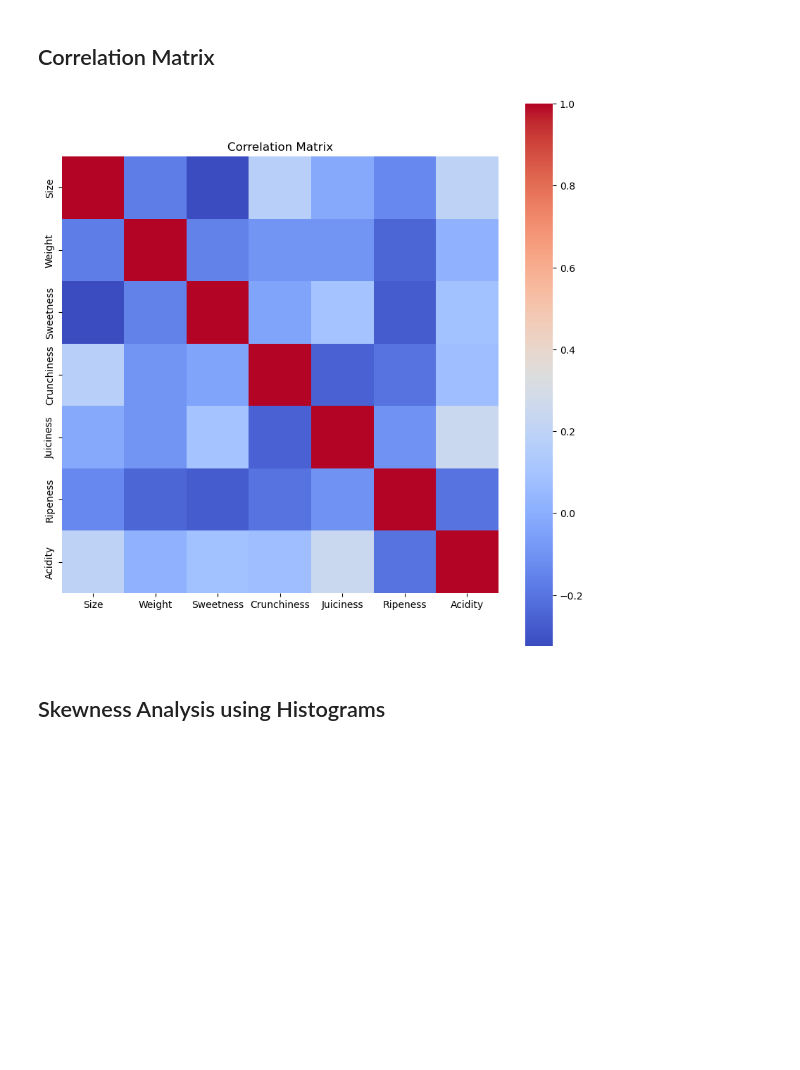
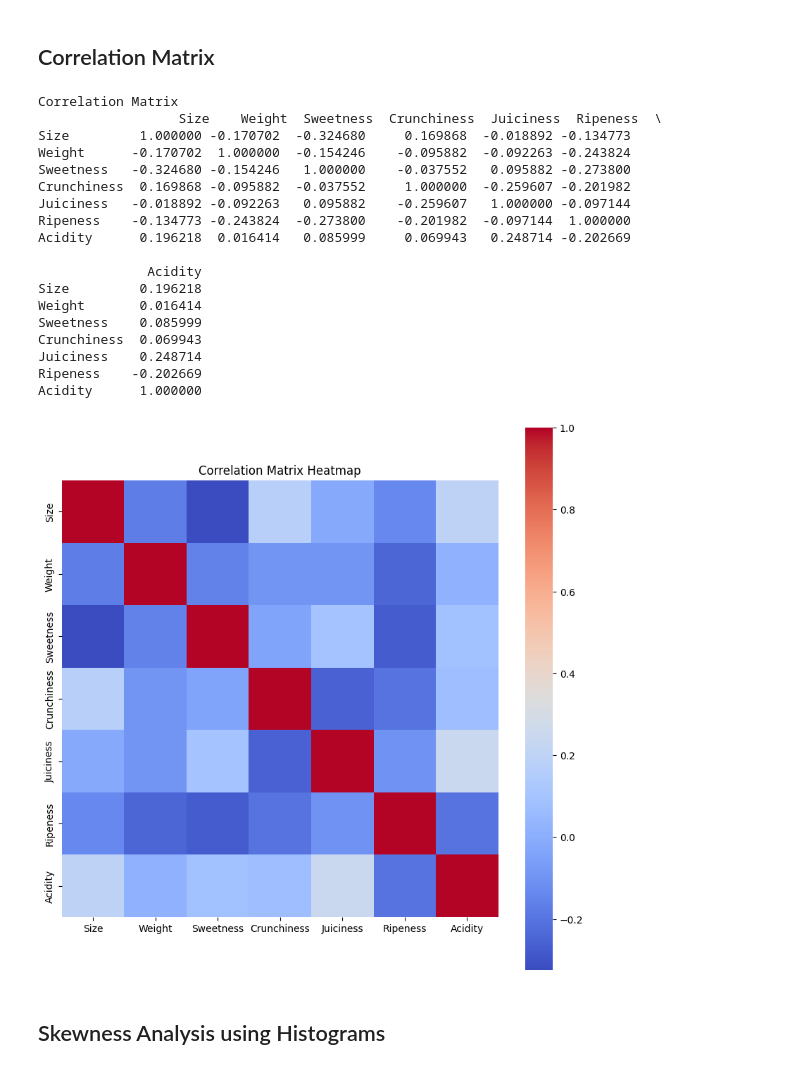
Before and after one commit to aratakon/ecs171_Project, a Jupyter notebook: ECS_171_EDA.ipynb, the cells around one changed output. Saved outputs shown, nothing was run; the diff lists cells and outputs as text; code cells hidden in the pictures; blank space fills up the shorter version.

Commit message:
Updated notebook to show correlation matrix values

```diff
--- a/ECS_171_EDA.ipynb
+++ b/ECS_171_EDA.ipynb
@@ -380,16 +380,36 @@ plt.show()
 # %%
 # select only numeric features from the dataset for the correlation matrix
 corr_features = df_eda.select_dtypes(include=['int64', 'float64'])
 
 # use pearson correlation as data is continuous and appears normally distributed
 corr_matrix = corr_features.corr(method='pearson')
 
+print("Correlation Matrix\n", corr_matrix)
+
 plt.figure(figsize=(10,10))
 sns.heatmap(corr_matrix, cmap='coolwarm', square=True)
-plt.title('Correlation Matrix')
+plt.title('Correlation Matrix Heatmap')
 plt.show()
 # %% [output]
+Correlation Matrix
+                  Size    Weight  Sweetness  Crunchiness  Juiciness  Ripeness  \
+Size         1.000000 -0.170702  -0.324680     0.169868  -0.018892 -0.134773
+Weight      -0.170702  1.000000  -0.154246    -0.095882  -0.092263 -0.243824
+Sweetness   -0.324680 -0.154246   1.000000    -0.037552   0.095882 -0.273800
+Crunchiness  0.169868 -0.095882  -0.037552     1.000000  -0.259607 -0.201982
+Juiciness   -0.018892 -0.092263   0.095882    -0.259607   1.000000 -0.097144
+Ripeness    -0.134773 -0.243824  -0.273800    -0.201982  -0.097144  1.000000
+Acidity      0.196218  0.016414   0.085999     0.069943   0.248714 -0.202669
+
+              Acidity
+Size         0.196218
+Weight       0.016414
+Sweetness    0.085999
+Crunchiness  0.069943
+Juiciness    0.248714
+Ripeness    -0.202669
+Acidity      1.000000
-[figure, old version]
+[figure, new version]
 # %% [markdown]
 ## Skewness Analysis using Histograms
 # %%
```
Also changed, not shown: parts of 5 cells of this notebook.
